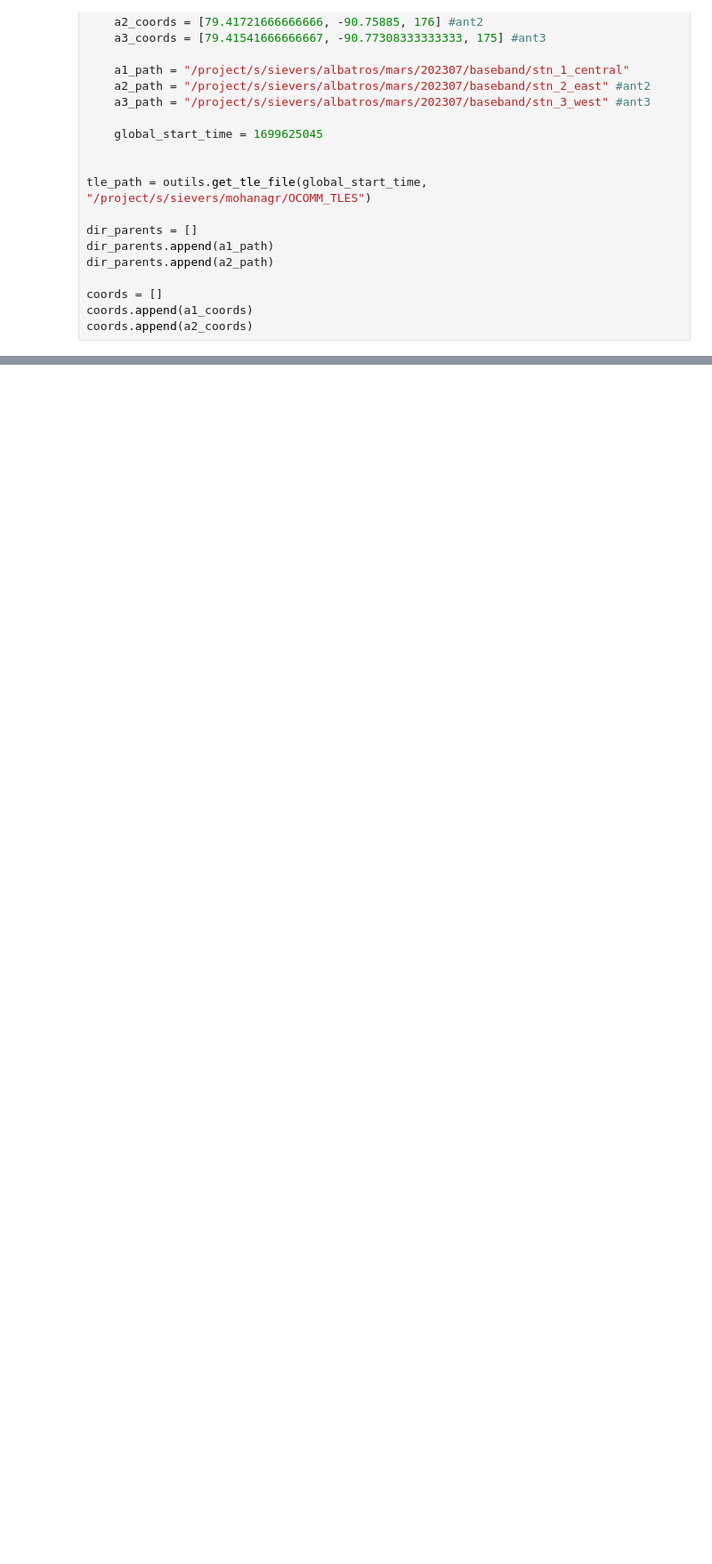
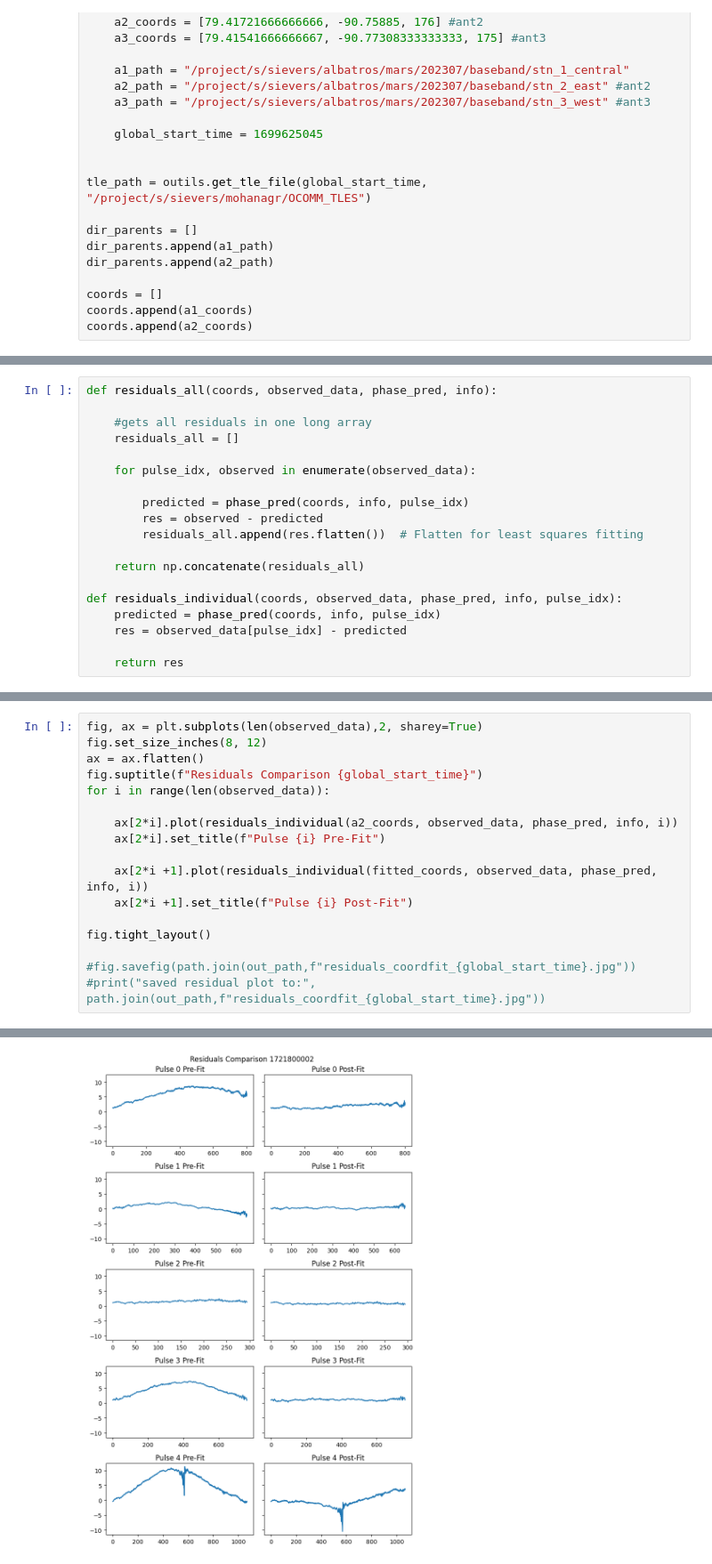
Before and after one commit to ALBATROS-Experiment/albatros_analysis, a Jupyter notebook: scripts/coordinate_calib/calib_iterate_pulse.ipynb, the cells around one changed output, grey strips where cells are left out. Shown: that part at 89% size. Cells and saved outputs as stored; diff of their text form; blank space fills up the shorter version.

```diff
--- a/scripts/coordinate_calib/calib_iterate_pulse.ipynb
+++ b/scripts/coordinate_calib/calib_iterate_pulse.ipynb
@@ -265,0 +294,19 @@ took 1.468 seconds to read raw data on  /scratch/s/sievers/mohanagr/mars2_2024/b
+# %%
+def residuals_all(coords, observed_data, phase_pred, info):
+
+    #gets all residuals in one long array
+    residuals_all = []
+
+    for pulse_idx, observed in enumerate(observed_data):
+
+        predicted = phase_pred(coords, info, pulse_idx)
+        res = observed - predicted
+        residuals_all.append(res.flatten())  # Flatten for least squares fitting
+
+    return np.concatenate(residuals_all)
+
+def residuals_individual(coords, observed_data, phase_pred, info, pulse_idx):
+    predicted = phase_pred(coords, info, pulse_idx)
+    res = observed_data[pulse_idx] - predicted
+
+    return res
@@ -265,0 +405,18 @@ took 1.468 seconds to read raw data on  /scratch/s/sievers/mohanagr/mars2_2024/b
+# %%
+fig, ax = plt.subplots(len(observed_data),2, sharey=True)
+fig.set_size_inches(8, 12)
+ax = ax.flatten()
+fig.suptitle(f"Residuals Comparison {global_start_time}")
+for i in range(len(observed_data)):
+
+    ax[2*i].plot(residuals_individual(a2_coords, observed_data, phase_pred, info, i))
+    ax[2*i].set_title(f"Pulse {i} Pre-Fit")
+
+    ax[2*i +1].plot(residuals_individual(fitted_coords, observed_data, phase_pred, info, i))
+    ax[2*i +1].set_title(f"Pulse {i} Post-Fit")
+
+fig.tight_layout()
+
+#fig.savefig(path.join(out_path,f"residuals_coordfit_{global_start_time}.jpg"))
+#print("saved residual plot to:", path.join(out_path,f"residuals_coordfit_{global_start_time}.jpg"))
+# %% [output]
@@ -265,0 +433 @@ took 1.468 seconds to read raw data on  /scratch/s/sievers/mohanagr/mars2_2024/b
+[figure, added]
```
Also changed, not shown: parts of 13 cells of this notebook, 1 other file.
